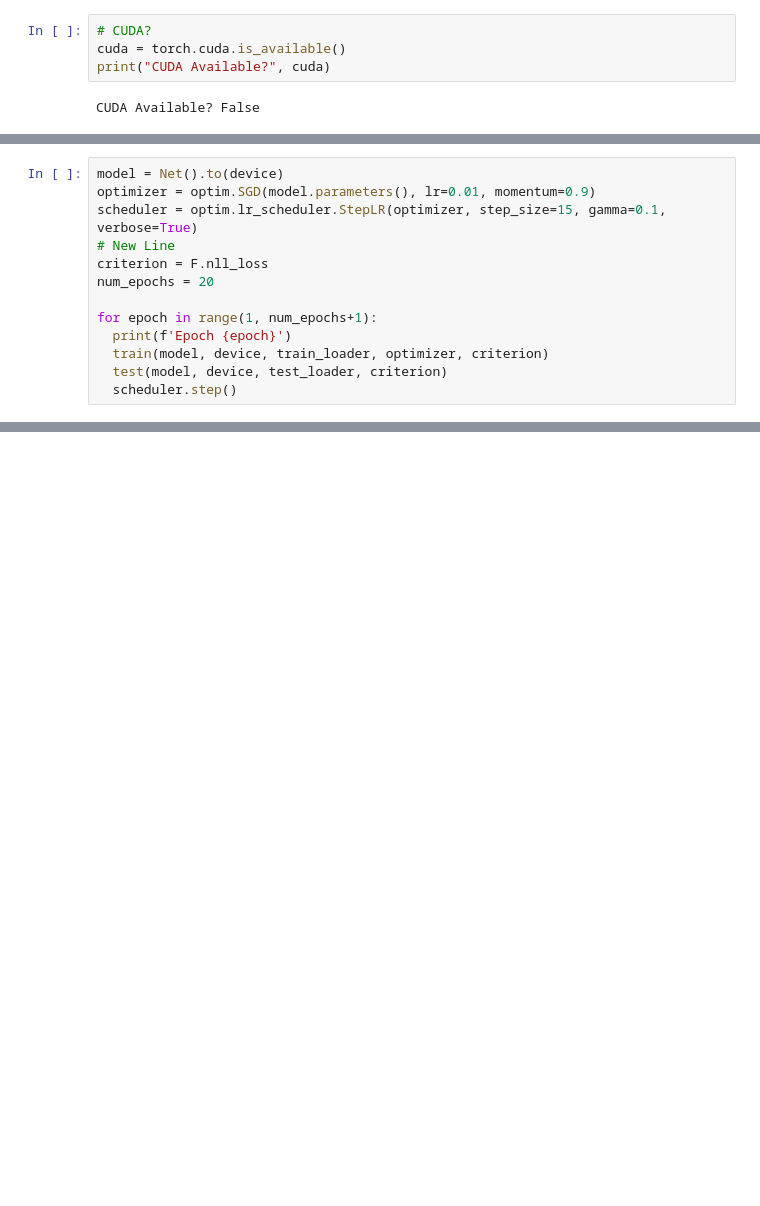
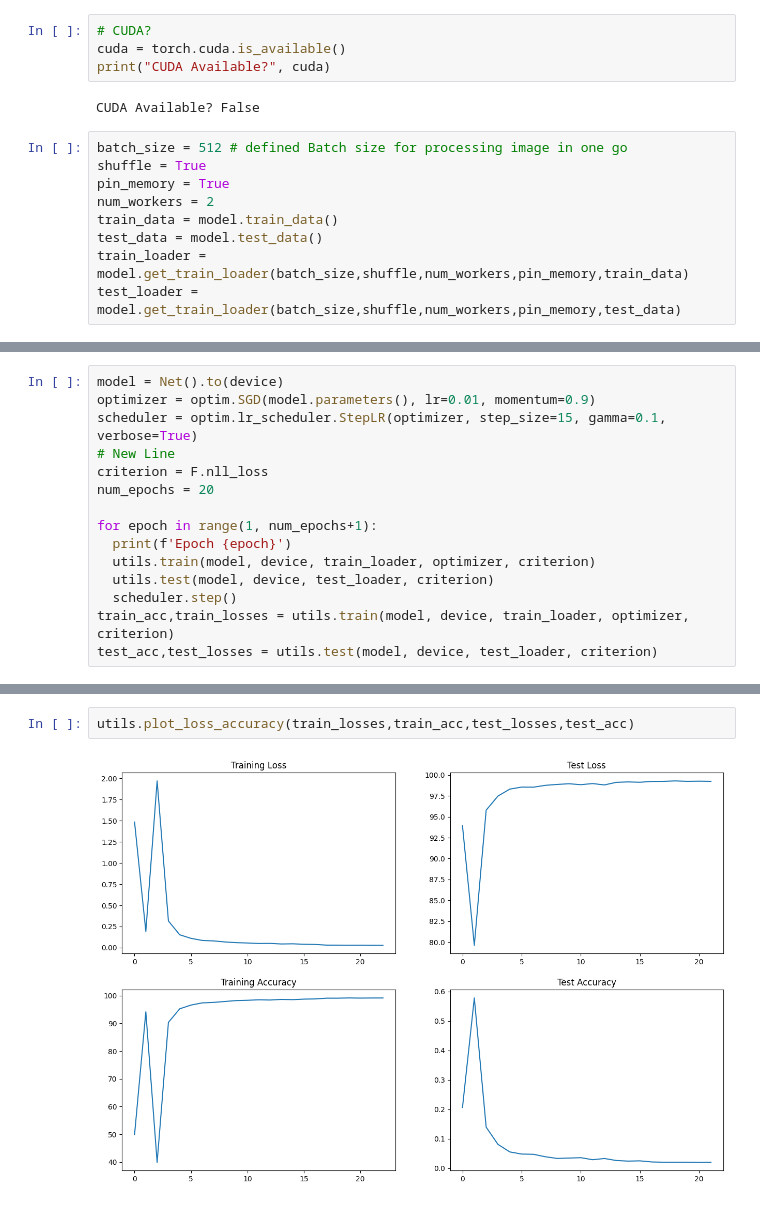
Before and after one commit to RInkalshah93/session5-assignment, a Jupyter notebook: S5.ipynb, the cells around one changed output, grey strips where cells are left out. Saved outputs shown, nothing was run; the diff lists cells and outputs as text; blank space fills up the shorter version.

```diff
--- a/S5.ipynb
+++ b/S5.ipynb
@@ -13,6 +14,15 @@ cuda = torch.cuda.is_available()
 print("CUDA Available?", cuda)
 # %% [output]
 CUDA Available? False
+# %%
+batch_size = 512 # defined Batch size for processing image in one go
+shuffle = True
+pin_memory = True
+num_workers = 2
+train_data = model.train_data()
+test_data = model.test_data()
+train_loader = model.get_train_loader(batch_size,shuffle,num_workers,pin_memory,train_data)
+test_loader = model.get_train_loader(batch_size,shuffle,num_workers,pin_memory,test_data)
 # %%
 import matplotlib.pyplot as plt
 
@@ -67,7 +76,9 @@ num_epochs = 20
 
 for epoch in range(1, num_epochs+1):
   print(f'Epoch {epoch}')
-  train(model, device, train_loader, optimizer, criterion)
-  test(model, device, test_loader, criterion)
+  utils.train(model, device, train_loader, optimizer, criterion)
+  utils.test(model, device, test_loader, criterion)
   scheduler.step()
+train_acc,train_losses = utils.train(model, device, train_loader, optimizer, criterion)
+test_acc,test_losses = utils.test(model, device, test_loader, criterion)
 # %% [output]
@@ -75,0 +120,4 @@ Epoch 1
+# %%
+utils.plot_loss_accuracy(train_losses,train_acc,test_losses,test_acc)
+# %% [output]
+[figure, added]
```
Also changed, not shown: parts of 4 cells of this notebook, 2 other files.
